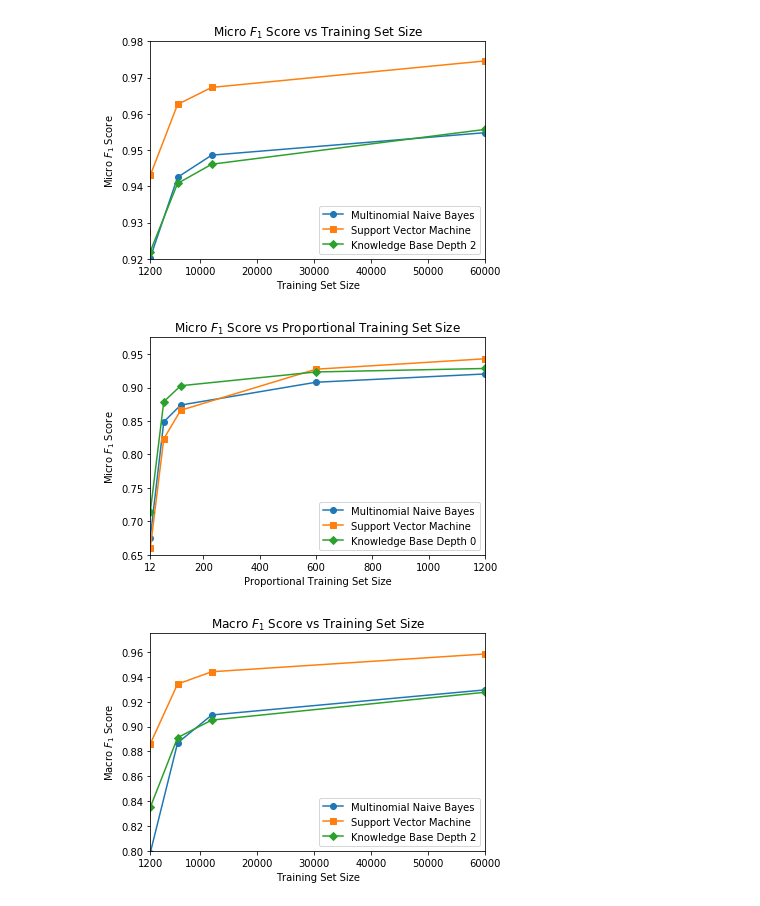
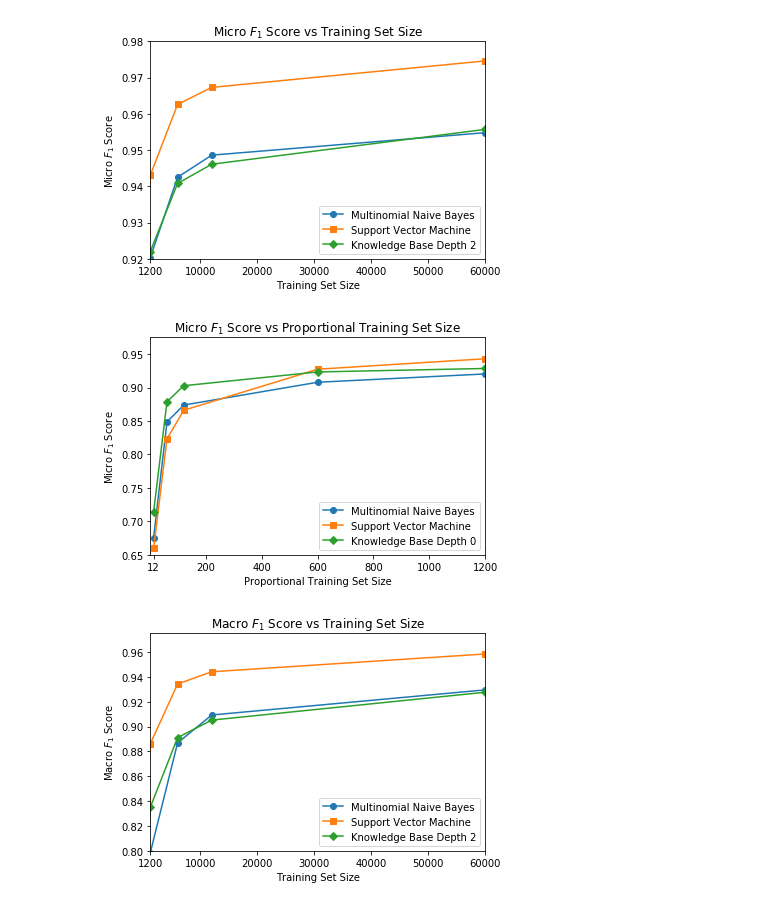
Before and after one commit to dscook/topic-classification-with-kbs, a Jupyter notebook: rcv1/results.ipynb, the cells around one changed output. Saved outputs shown, nothing was run; the diff lists cells and outputs as text; code cells hidden in the pictures.

```diff
--- a/rcv1/results.ipynb
+++ b/rcv1/results.ipynb
@@ -109,19 +109,19 @@ plt.show()
 # %%
 plt.title('Micro $F_1$ Score vs Proportional Training Set Size')
 plt.ylabel('Micro $F_1$ Score')
 plt.xlabel('Proportional Training Set Size')
 
 plt.plot(training_set_sizes_proportional, nb_proportional_micro, '-o', label='Multinomial Naive Bayes')
 plt.plot(training_set_sizes_proportional, svc_proportional_micro, '-s', label='Support Vector Machine')
 plt.plot(training_set_sizes_proportional, kb0_proportional_micro, '-D', label='Knowledge Base Depth 0')
-plt.xlim(12, 1200)
+plt.xlim(0, 1200)
 plt.xticks([12, 200, 400, 600, 800, 1000, 1200])
 plt.ylim(0.65, 0.975)
 plt.legend(loc='lower right')
 plt.savefig('micro_f1_small_training.pdf', bbox_inches='tight')
 plt.show()
 # %% [output]
-[figure, old version]
+[figure, new version]
 # %%
 plt.title('Macro $F_1$ Score vs Training Set Size')
 plt.ylabel('Macro $F_1$ Score')
```
Also changed, not shown: 3 other files.
